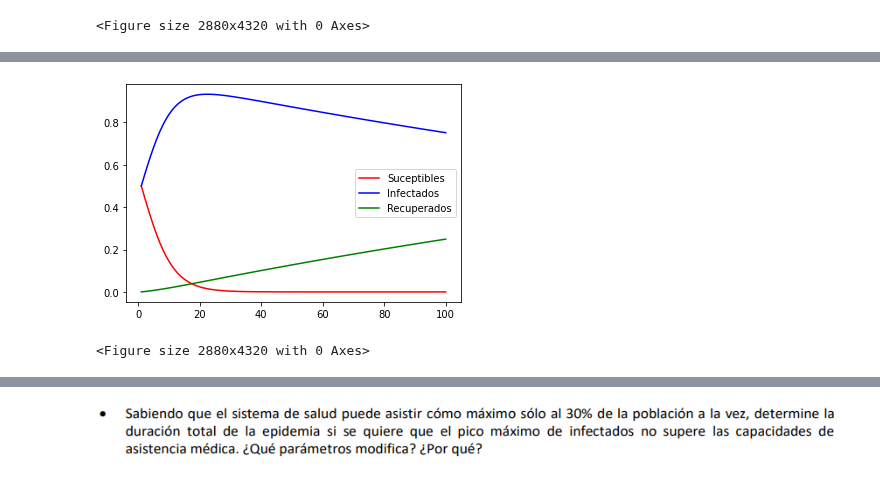
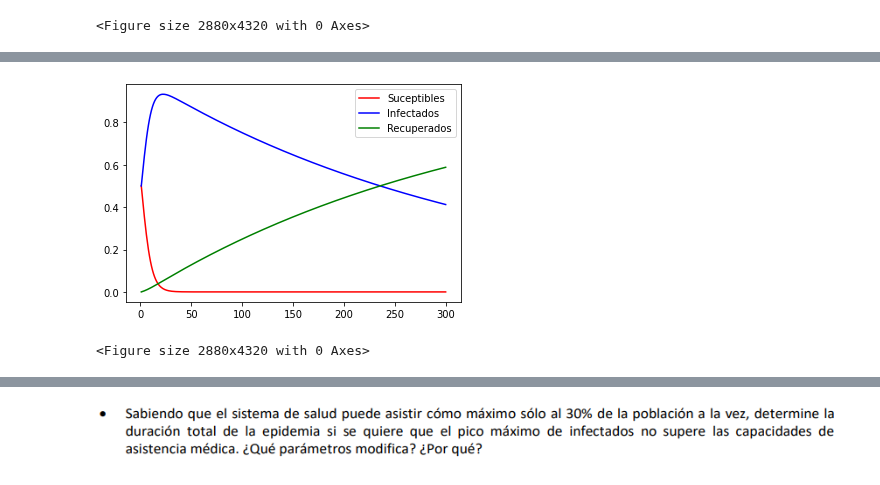
Before and after one commit to nicolaslongo/tp1-simulacion, a Jupyter notebook: tp2/Ejercicio 4.ipynb, the cells around one changed output, grey strips where cells are left out. Cells and saved outputs as stored; diff of their text form; code cells hidden in the pictures.

```diff
--- a/tp2/Ejercicio 4.ipynb
+++ b/tp2/Ejercicio 4.ipynb
@@ -70,11 +76,11 @@ plot_sir(**sir_data_2, C=None)
 # %%
 params_3 = {"infection_rate": 0.20,
           "recovery_rate": 0.003,
           "y_init": [0.5, 0.5, 0],
-          "n_points": N}
+          "n_points": 3*N}
 
 sir_data_3 = simulate(**params_3)
 plot_sir(**sir_data_3, C=None)
 # %% [output]
-[figure, old version]
+[figure, new version]
 <Figure size 2880x4320 with 0 Axes>
```
Also changed, not shown: parts of 8 cells of this notebook.
